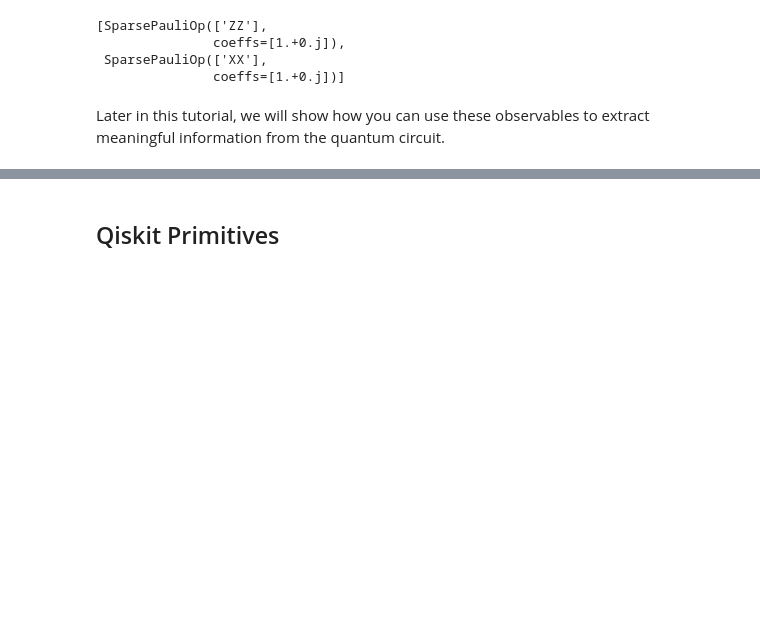
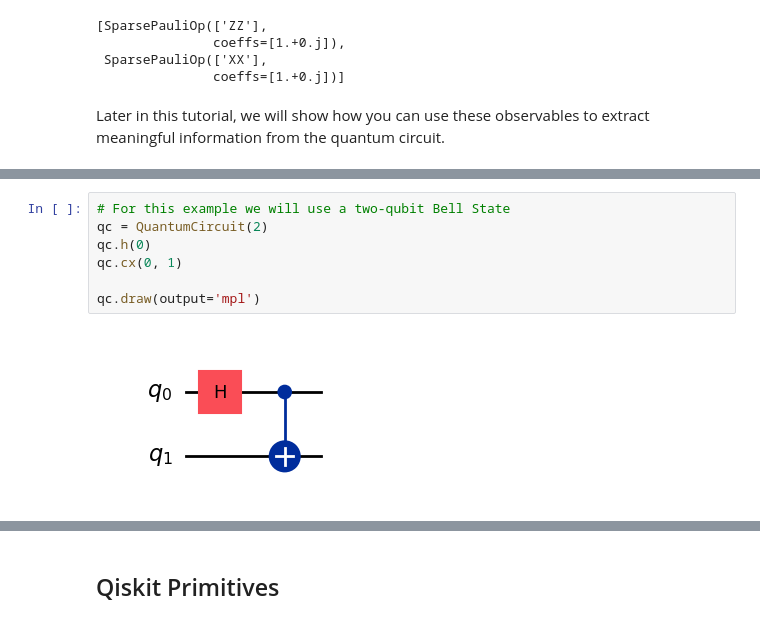
Before and after one commit to Watcher1223/CS-123-tutorial, a Jupyter notebook: qcqiskit.ipynb, the cells around one changed output, grey strips where cells are left out. Cells and saved outputs as stored; diff of their text form; blank space fills up the shorter version.

```diff
--- a/qcqiskit.ipynb
+++ b/qcqiskit.ipynb
@@ -400,0 +415,9 @@ Later in this tutorial, we will show how you can use these observables to extrac
+# %%
+# For this example we will use a two-qubit Bell State
+qc = QuantumCircuit(2)
+qc.h(0)
+qc.cx(0, 1)
+
+qc.draw(output='mpl')
+# %% [output]
+[figure, added]
```
Also changed, not shown: parts of 66 cells of this notebook.
